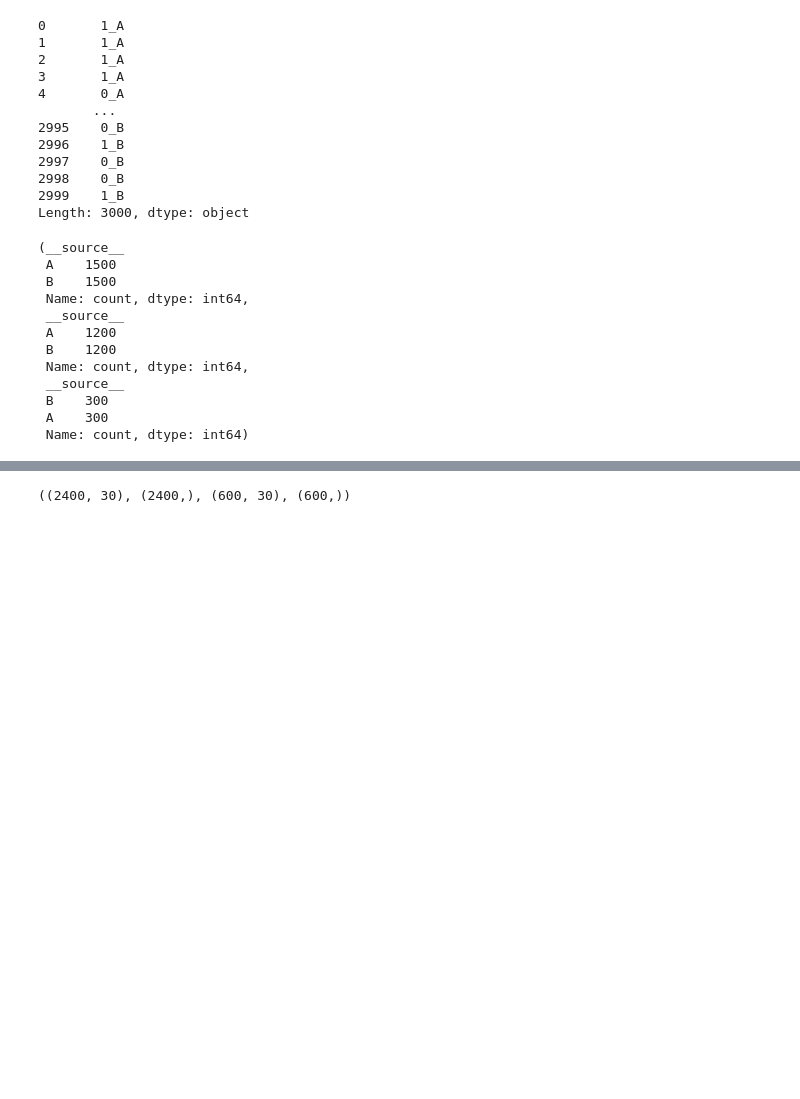
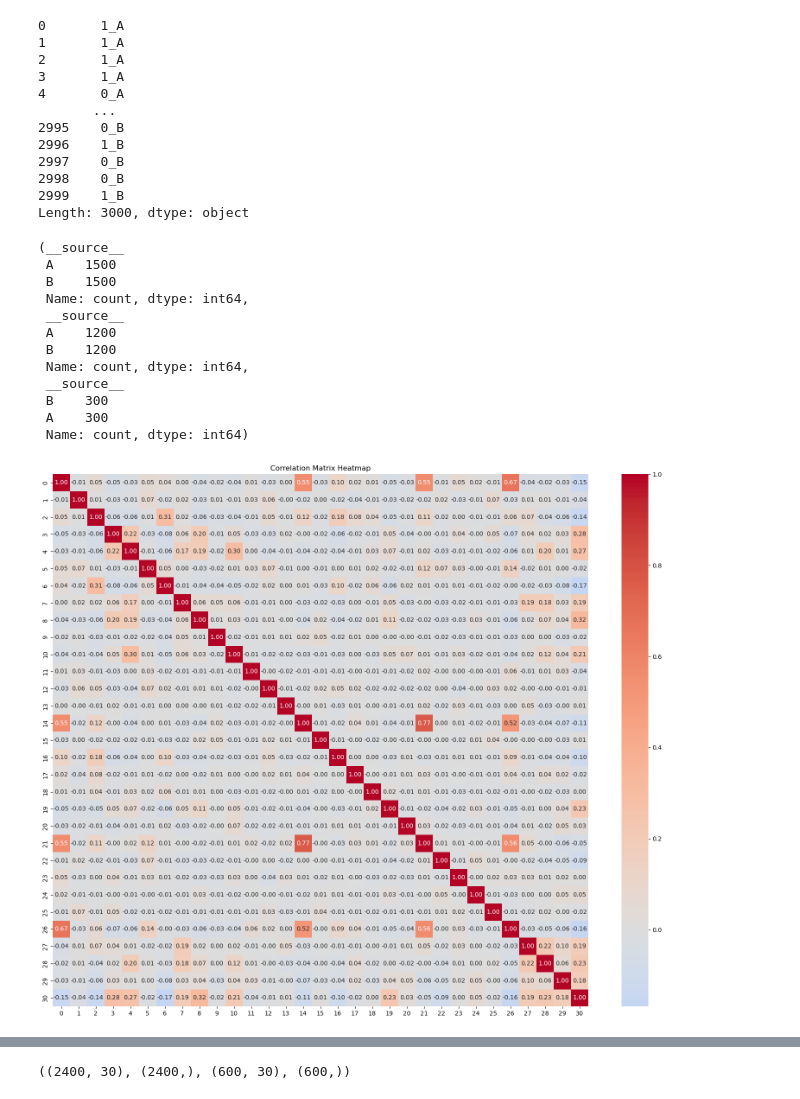
Before and after one commit to emihutter7/CSDS-340-Case-Study-1, a Jupyter notebook: CSDS340Case1.ipynb, the cells around one changed output, grey strips where cells are left out. Saved outputs shown, nothing was run; the diff lists cells and outputs as text; code cells hidden in the pictures; blank space fills up the shorter version.

```diff
--- a/CSDS340Case1.ipynb
+++ b/CSDS340Case1.ipynb
@@ -259,3 +263,11 @@ features_combined["__source__"].value_counts(), X_train["__source__"].value_coun
 # %%
 X_train = X_train.drop(columns='__source__')
 X_test = X_test.drop(columns='__source__')
+# %%
+%%time
+plt.figure(figsize=(20, 16))
+sns.heatmap(pd.concat([X_train,y_train],axis=1).replace(-1, np.nan).corr(), annot=True, fmt=".2f", cmap='coolwarm', center=0)
+plt.title('Correlation Matrix Heatmap')
+plt.show()
+# %% [output]
+[figure, added]
```
Also changed, not shown: parts of 45 cells of this notebook.
